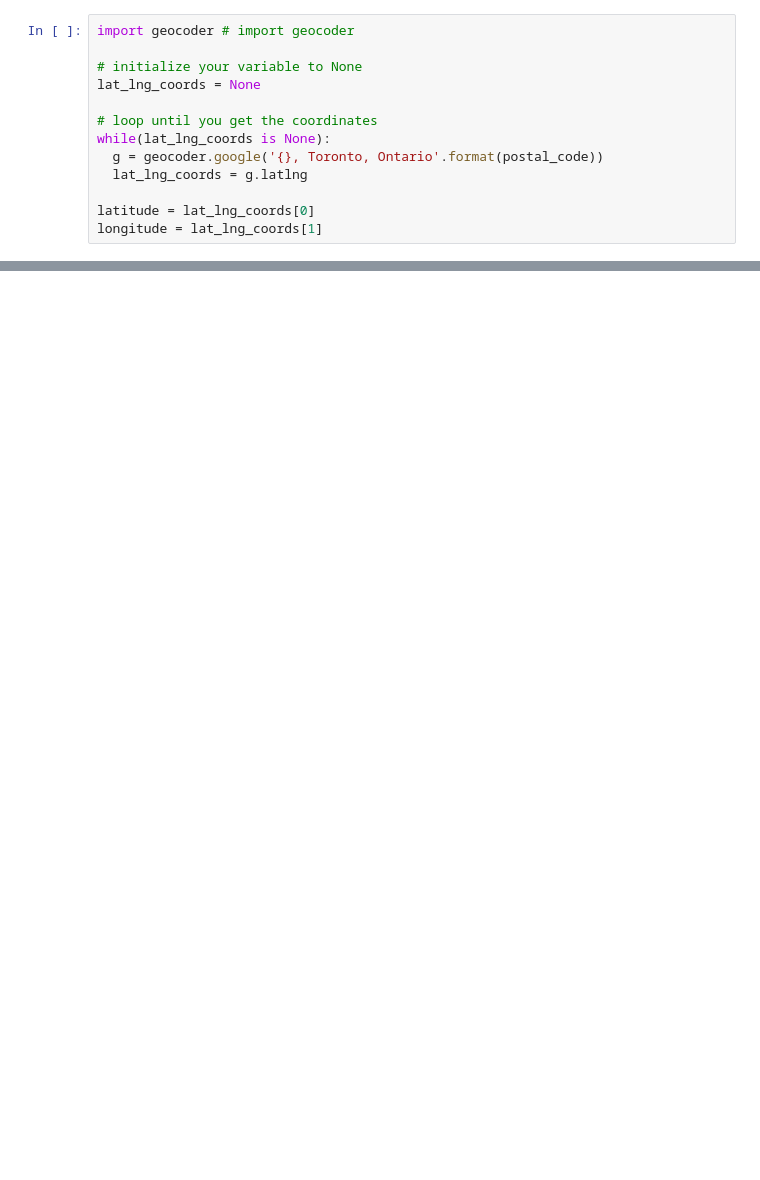
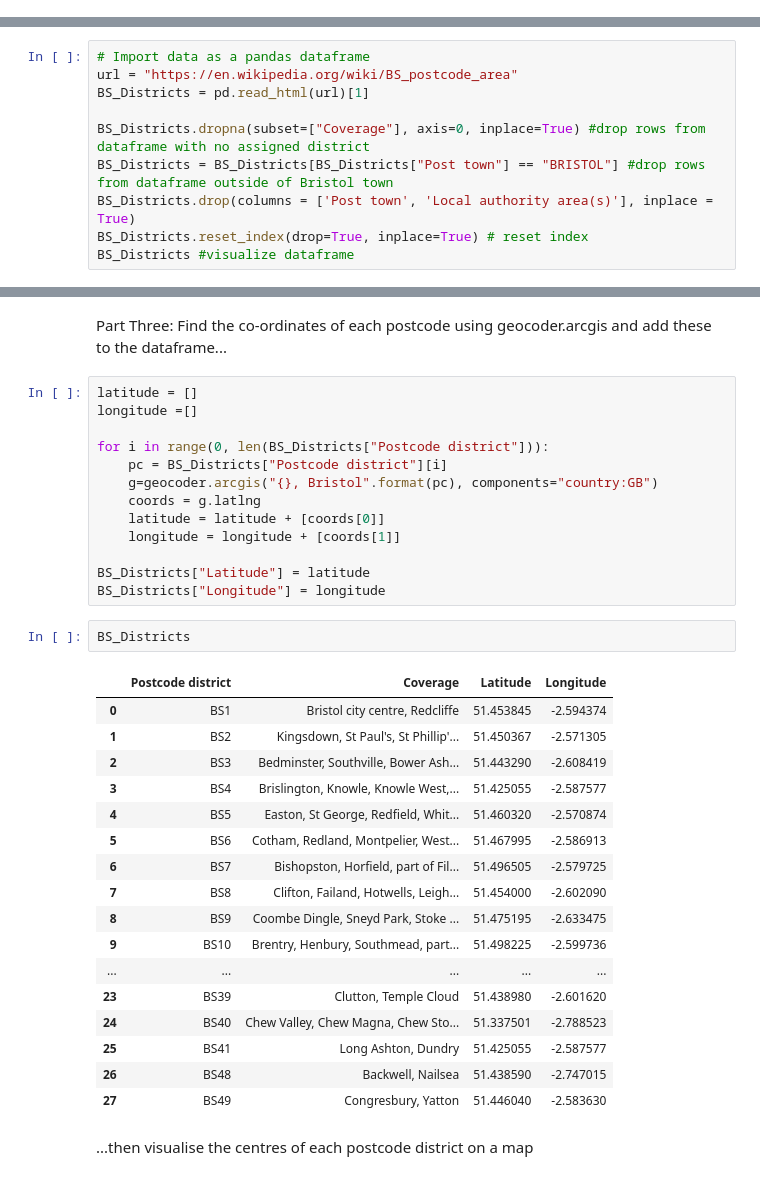
Before and after one commit to robyn-hunt/Coursera_repository, a Jupyter notebook: Capstone_Project.ipynb, the cells around one changed output, grey strips where cells are left out. Saved outputs shown, nothing was run; the diff lists cells and outputs as text; blank space fills up the shorter version.

```diff
--- a/Capstone_Project.ipynb
+++ b/Capstone_Project.ipynb
@@ -19,13 +0,0 @@ This submission will eventually become your Data section in your final report. S
-# %%
-import geocoder # import geocoder
-
-# initialize your variable to None
-lat_lng_coords = None
-
-# loop until you get the coordinates
-while(lat_lng_coords is None):
-  g = geocoder.google('{}, Toronto, Ontario'.format(postal_code))
-  lat_lng_coords = g.latlng
-
-latitude = lat_lng_coords[0]
-longitude = lat_lng_coords[1]
@@ -33,0 +22,10 @@ ModuleNotFoundError: No module named 'geocoder'
+# %%
+# Import data as a pandas dataframe
+url = "https://en.wikipedia.org/wiki/BS_postcode_area"
+BS_Districts = pd.read_html(url)[1]
+
+BS_Districts.dropna(subset=["Coverage"], axis=0, inplace=True) #drop rows from dataframe with no assigned district
+BS_Districts = BS_Districts[BS_Districts["Post town"] == "BRISTOL"] #drop rows from dataframe outside of Bristol town
+BS_Districts.drop(columns = ['Post town', 'Local authority area(s)'], inplace = True)
+BS_Districts.reset_index(drop=True, inplace=True) # reset index
+BS_Districts #visualize dataframe
@@ -33,0 +50,37 @@ ModuleNotFoundError: No module named 'geocoder'
+# %% [markdown]
+Part Three: Find the co-ordinates of each postcode using geocoder.arcgis and add these to the dataframe...
+# %%
+latitude = []
+longitude =[]
+
+for i in range(0, len(BS_Districts["Postcode district"])):
+    pc = BS_Districts["Postcode district"][i]
+    g=geocoder.arcgis("{}, Bristol".format(pc), components="country:GB")
+    coords = g.latlng
+    latitude = latitude + [coords[0]]
+    longitude = longitude + [coords[1]]
+
+BS_Districts["Latitude"] = latitude
+BS_Districts["Longitude"] = longitude
+# %%
+BS_Districts
+# %% [output]
+|  | Postcode district | Coverage | Latitude | Longitude |
+| 0 | BS1 | Bristol city centre, Redcliffe | 51.453845 | -2.594374 |
+| 1 | BS2 | Kingsdown, St Paul's, St Phillip'... | 51.450367 | -2.571305 |
+| 2 | BS3 | Bedminster, Southville, Bower Ash... | 51.443290 | -2.608419 |
+| 3 | BS4 | Brislington, Knowle, Knowle West,... | 51.425055 | -2.587577 |
+| 4 | BS5 | Easton, St George, Redfield, Whit... | 51.460320 | -2.570874 |
+| 5 | BS6 | Cotham, Redland, Montpelier, West... | 51.467995 | -2.586913 |
+| 6 | BS7 | Bishopston, Horfield, part of Fil... | 51.496505 | -2.579725 |
+| 7 | BS8 | Clifton, Failand, Hotwells, Leigh... | 51.454000 | -2.602090 |
+| 8 | BS9 | Coombe Dingle, Sneyd Park, Stoke ... | 51.475195 | -2.633475 |
+| 9 | BS10 | Brentry, Henbury, Southmead, part... | 51.498225 | -2.599736 |
+| ... | ... | ... | ... | ... |
+| 23 | BS39 | Clutton, Temple Cloud | 51.438980 | -2.601620 |
+| 24 | BS40 | Chew Valley, Chew Magna, Chew Sto... | 51.337501 | -2.788523 |
+| 25 | BS41 | Long Ashton, Dundry | 51.425055 | -2.587577 |
+| 26 | BS48 | Backwell, Nailsea | 51.438590 | -2.747015 |
+| 27 | BS49 | Congresbury, Yatton | 51.446040 | -2.583630 |
+# %% [markdown]
+...then visualise the centres of each postcode district on a map
```
Also changed, not shown: parts of 23 cells of this notebook.
